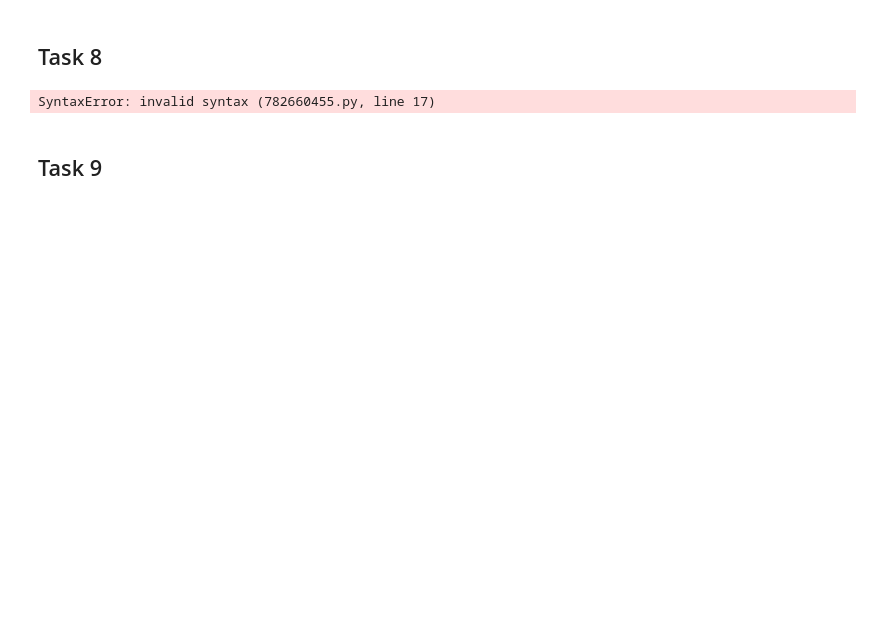
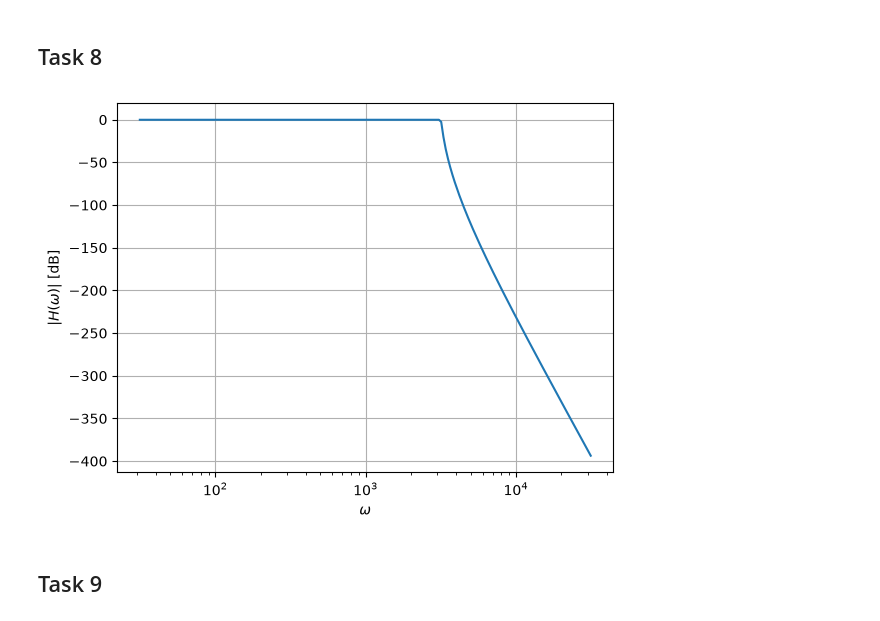
Before and after one commit to davgal27/Signal-Analysis, a Jupyter notebook: DSP-Sampling-Theorem/Practical-1.ipynb, the cells around one changed output. Saved outputs shown, nothing was run; the diff lists cells and outputs as text; code cells hidden in the pictures; blank space fills up the shorter version.

```diff
--- a/DSP-Sampling-Theorem/Practical-1.ipynb
+++ b/DSP-Sampling-Theorem/Practical-1.ipynb
@@ -291,32 +469,32 @@ $$
 # %%
 from scipy import signal
 
 # passband cut-off frequency
 wp = 2 * np.pi * 500
 # stopband edge frequency
 ws = 2 * np.pi * 600
 # maximum loss in passband (dB)
 rp = 0.1
 # minimum attenuation in stopband (dB)
 rs = 60
 
 # determine the order of the Chebyshev filter
 [n, wn] = signal.cheb1ord(
     wp, ws, rp, rs, analog=True
 )
 # determine the transfer function
-[b, a] = signal.cheby1(n, rp, wn, analog=True) -> change
+[bnorm, anorm] = signal.cheby1(n, rp, 1, analog=True)
 # determine the response of the filter
-[w, h] = signal.freqs(b, a)
+[w, h] = signal.freqs(bnorm, anorm)
 
 # plot the response
 fig, ax = plt.subplots()
-ax.semilogx(w, 20 * np.log10(abs(h)))
-ax.set_xlabel('$\omega$')
-ax.set_ylabel('$|H(\omega)|$ [dB]')
+ax.semilogx(wn * w, 20 * np.log10(abs(h )))
+ax.set_xlabel('$\\omega$')
+ax.set_ylabel('$|H(\\omega)|$ [dB]')
 ax.grid(True)
 plt.show()
 # %% [output]
-SyntaxError: invalid syntax (782660455.py, line 17)
+[figure, added]
 # %% [markdown]
 ## Task 9
```
Also changed, not shown: parts of 11 cells of this notebook.
